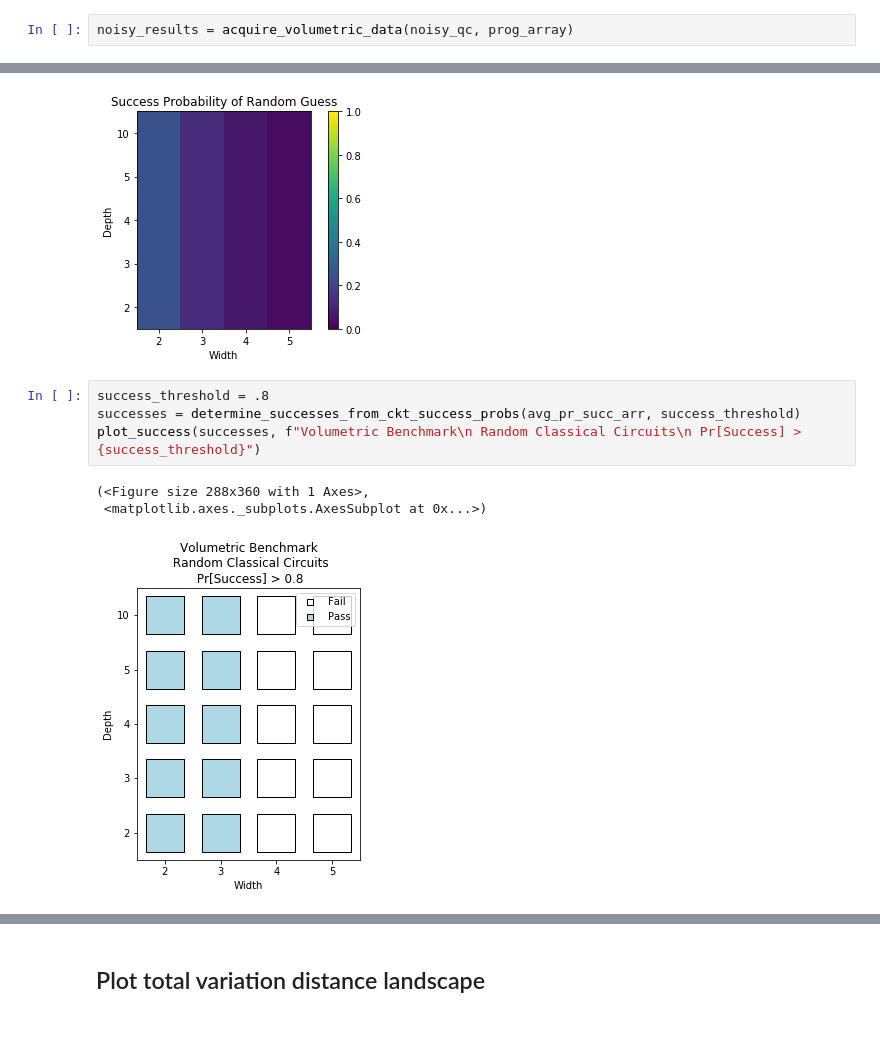
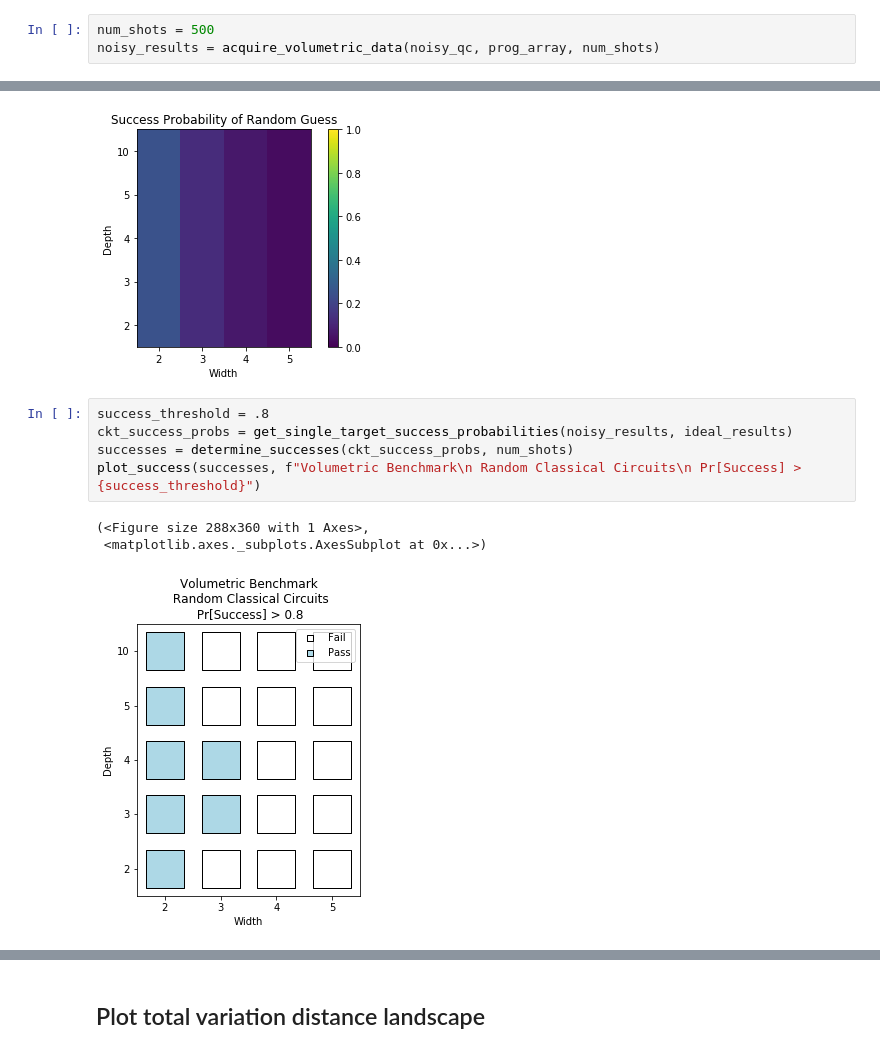
Before and after one commit to rigetti/forest-benchmarking, a Jupyter notebook: examples/volumetrics.ipynb, the cells around one changed output, grey strips where cells are left out. Saved outputs shown, nothing was run; the diff lists cells and outputs as text.

Commit message:
Base success off lowerbound and correct pareto frontier.

```diff
--- a/examples/volumetrics.ipynb
+++ b/examples/volumetrics.ipynb
@@ -330,7 +324,8 @@ print(prog_array)
 # %% [output]
 {2: {2: [<pyquil.quil.Program object at 0x...>, <pyquil.quil.Program object at 0x...>, <pyquil.quil.Program object at 0x...>, <pyquil.quil.Program object at 0x...>, <pyquil.quil.Program object at 0x.. ...
 # %%
-noisy_results = acquire_volumetric_data(noisy_qc, prog_array)
+num_shots = 500
+noisy_results = acquire_volumetric_data(noisy_qc, prog_array, num_shots)
 # %%
 ideal_results = acquire_volumetric_data(perfect_qc, prog_array, num_shots=1)
 print(ideal_results)
@@ -547,11 +542,12 @@ plt.show()
 [figure]
 # %%
 success_threshold = .8
-successes = determine_successes_from_ckt_success_probs(avg_pr_succ_arr, success_threshold)
+ckt_success_probs = get_single_target_success_probabilities(noisy_results, ideal_results)
+successes = determine_successes(ckt_success_probs, num_shots)
 plot_success(successes, f"Volumetric Benchmark\n Random Classical Circuits\n Pr[Success] > {success_threshold}")
 # %% [output]
 (<Figure size 288x360 with 1 Axes>,
  <matplotlib.axes._subplots.AxesSubplot at 0x...>)
-[figure, old version]
+[figure, new version]
 # %%
 fake_successes = successes
```
Also changed, not shown: parts of 26 cells of this notebook, 1 other file.
